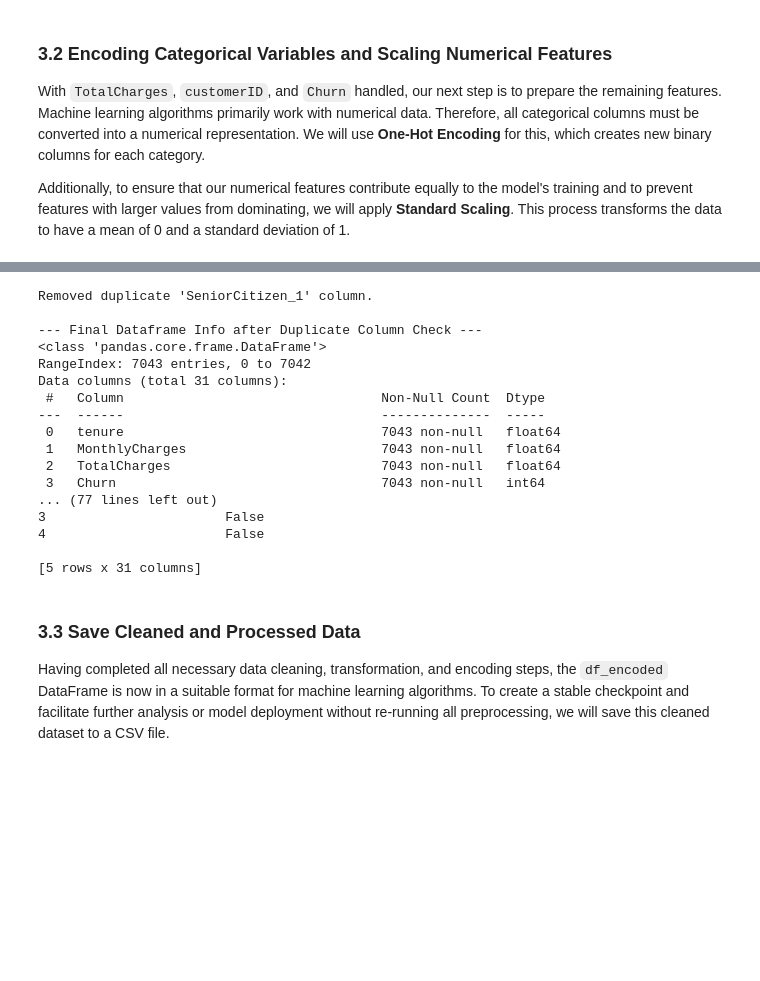
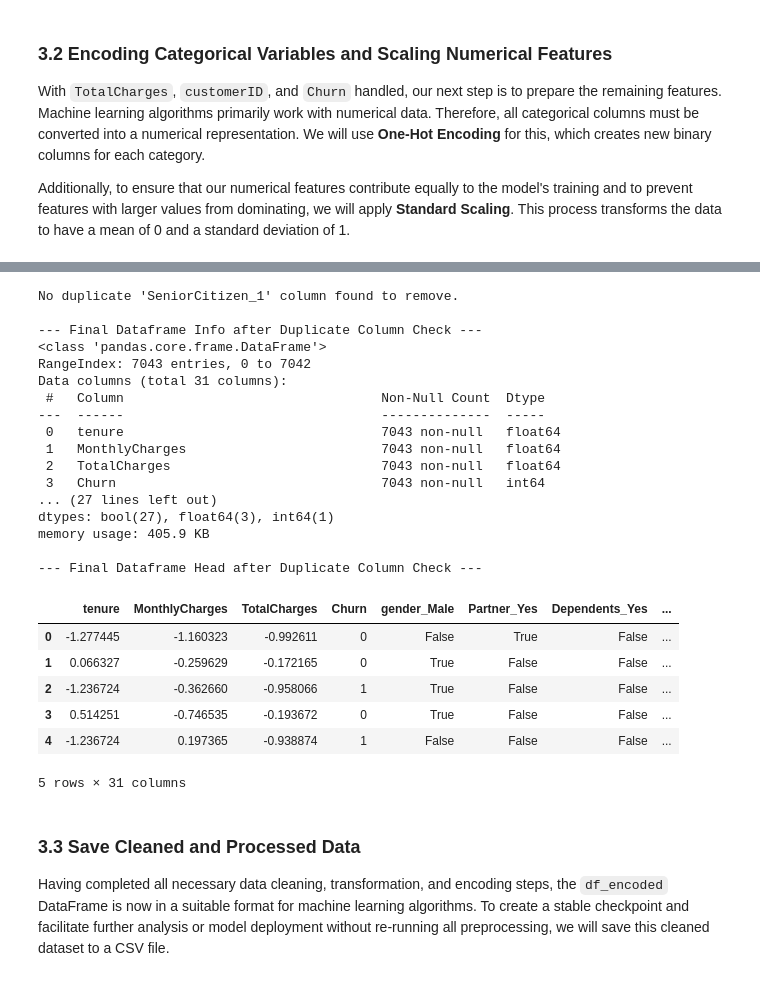
Before and after one commit to aha2270/Telco_Customer-Churn-Analysis, a Jupyter notebook: Notebooks/Telco_Churn_Analysis.ipynb, the cells around one changed output, grey strips where cells are left out. Drawn from its saved outputs; the diff is of its cells as text; code cells hidden in the pictures; blank space fills up the shorter version.

```diff
--- a/Notebooks/Telco_Churn_Analysis.ipynb
+++ b/Notebooks/Telco_Churn_Analysis.ipynb
@@ -312,39 +319,46 @@ if 'SeniorCitizen_1' in df_encoded.columns:
     # Get all column names as a list
     cols = df_encoded.columns.tolist()
     # Find the indices of all 'SeniorCitizen_1' columns
     senior_citizen_indices = [i for i, col in enumerate(cols) if col == 'SeniorCitizen_1']
 
     if len(senior_citizen_indices) > 1:
         # Drop one of the duplicate columns. Keeps the first one encountered.
         # Creates a new DataFrame without the duplicated column.
         df_encoded = df_encoded.loc[:, ~df_encoded.columns.duplicated()]
         print("Removed duplicate 'SeniorCitizen_1' column.")
     else:
         print("No duplicate 'SeniorCitizen_1' column found to remove.") # Should not happen based on info()
 
 # Final check of the processed dataframe info again to confirm the fix
 print("\n--- Final Dataframe Info after Duplicate Column Check ---")
 df_encoded.info()
 print("\n--- Final Dataframe Head after Duplicate Column Check ---")
-print(df_encoded.head())
+df_encoded.head()
 # %% [output]
-Removed duplicate 'SeniorCitizen_1' column.
+No duplicate 'SeniorCitizen_1' column found to remove.
 
 --- Final Dataframe Info after Duplicate Column Check ---
 <class 'pandas.core.frame.DataFrame'>
 RangeIndex: 7043 entries, 0 to 7042
 Data columns (total 31 columns):
  #   Column                                 Non-Null Count  Dtype
 ---  ------                                 --------------  -----
  0   tenure                                 7043 non-null   float64
  1   MonthlyCharges                         7043 non-null   float64
  2   TotalCharges                           7043 non-null   float64
  3   Churn                                  7043 non-null   int64
-... (77 lines left out)
-3                       False
-4                       False
+... (27 lines left out)
+dtypes: bool(27), float64(3), int64(1)
+memory usage: 405.9 KB
 
-[5 rows x 31 columns]
+--- Final Dataframe Head after Duplicate Column Check ---
+|  | tenure | MonthlyCharges | TotalCharges | Churn | gender_Male | Partner_Yes | Dependents_Yes | ... |
+| 0 | -1.277445 | -1.160323 | -0.992611 | 0 | False | True | False | ... |
+| 1 | 0.066327 | -0.259629 | -0.172165 | 0 | True | False | False | ... |
+| 2 | -1.236724 | -0.362660 | -0.958066 | 1 | True | False | False | ... |
+| 3 | 0.514251 | -0.746535 | -0.193672 | 0 | True | False | False | ... |
+| 4 | -1.236724 | 0.197365 | -0.938874 | 1 | False | False | False | ... |
+5 rows × 31 columns
 # %% [markdown]
 ### 3.3 Save Cleaned and Processed Data
 
```
Also changed, not shown: parts of 8 cells of this notebook.
